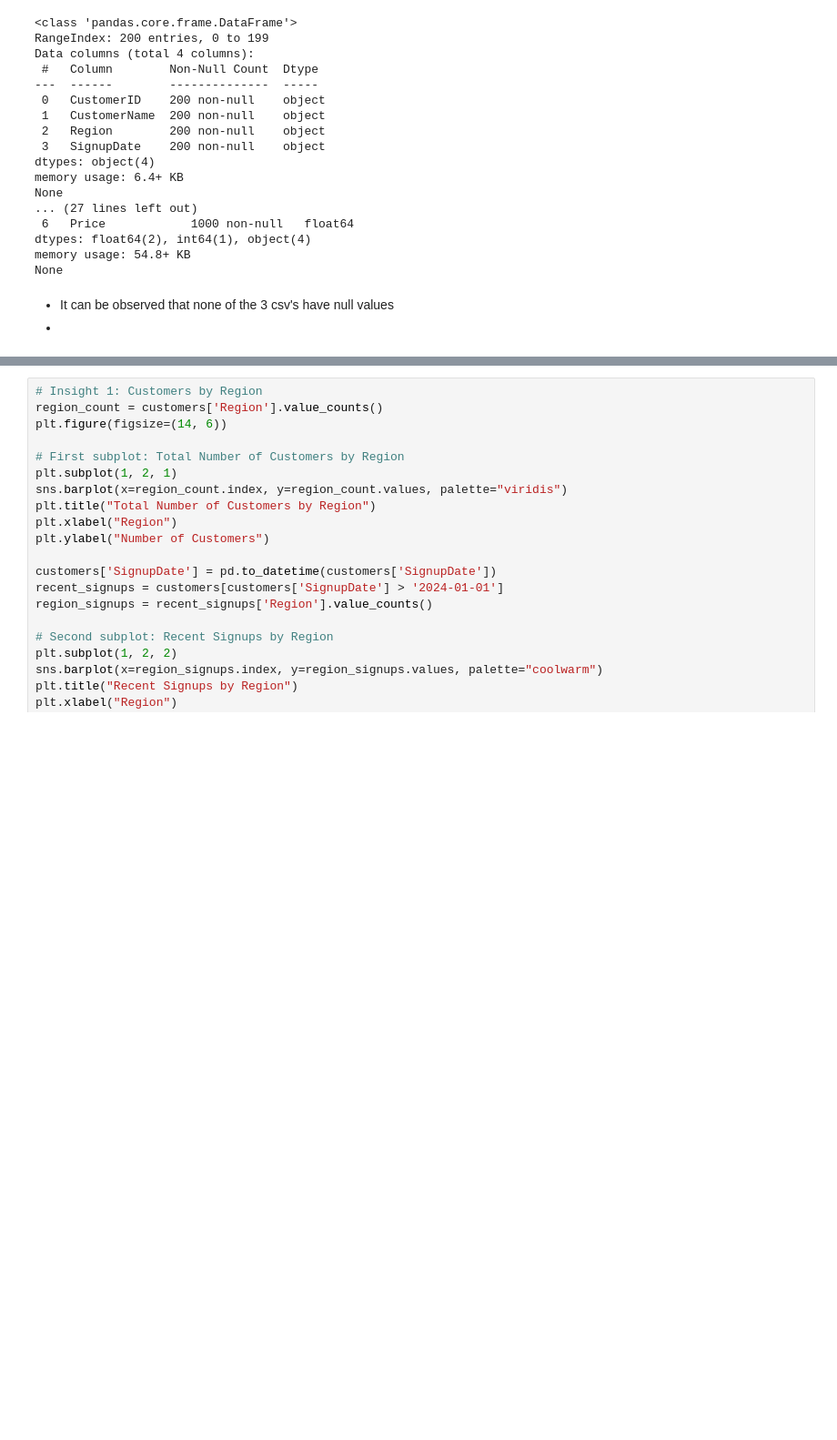
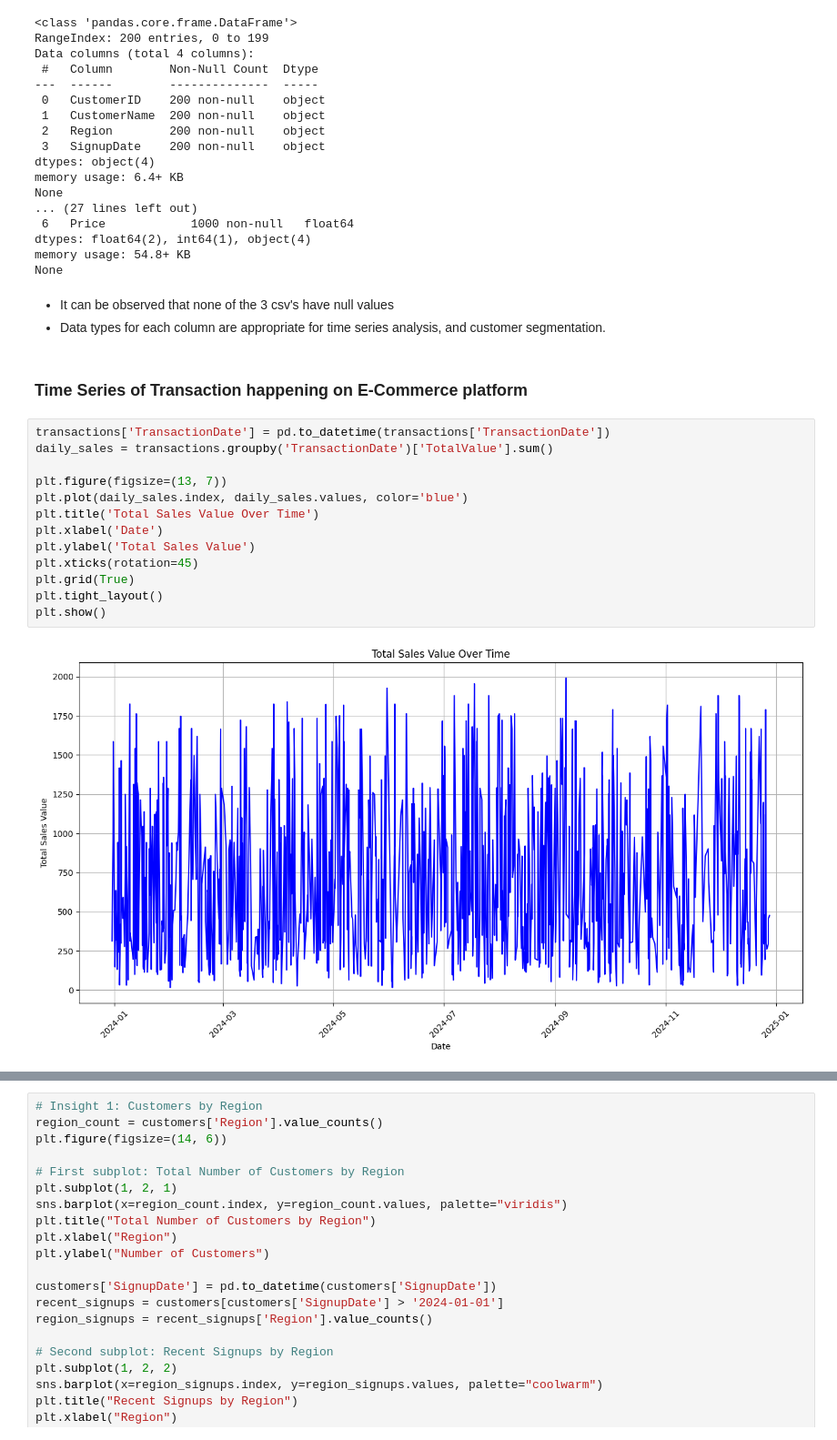
Before and after one commit to pankti13/E-Platform-Analysis, a Jupyter notebook: Pankti_Salvi_EDA.ipynb, the cells around one changed output, grey strips where cells are left out. Shown at 91% size. Cells and saved outputs as stored; diff of their text form; blank space fills up the shorter version.

```diff
--- a/Pankti_Salvi_EDA.ipynb
+++ b/Pankti_Salvi_EDA.ipynb
@@ -38,5 +38,22 @@ None
 # %% [markdown]
 
 
-*   It can be observed that none of the 3 csv's have null values
-*
+* It can be observed that none of the 3 csv's have null values
+* Data types for each column are appropriate for time series analysis, and customer segmentation.
+# %% [markdown]
+### Time Series of Transaction happening on E-Commerce platform
+# %%
+transactions['TransactionDate'] = pd.to_datetime(transactions['TransactionDate'])
+daily_sales = transactions.groupby('TransactionDate')['TotalValue'].sum()
+
+plt.figure(figsize=(13, 7))
+plt.plot(daily_sales.index, daily_sales.values, color='blue')
+plt.title('Total Sales Value Over Time')
+plt.xlabel('Date')
+plt.ylabel('Total Sales Value')
+plt.xticks(rotation=45)
+plt.grid(True)
+plt.tight_layout()
+plt.show()
+# %% [output]
+[figure, added]
```
Also changed, not shown: parts of 5 cells of this notebook.
